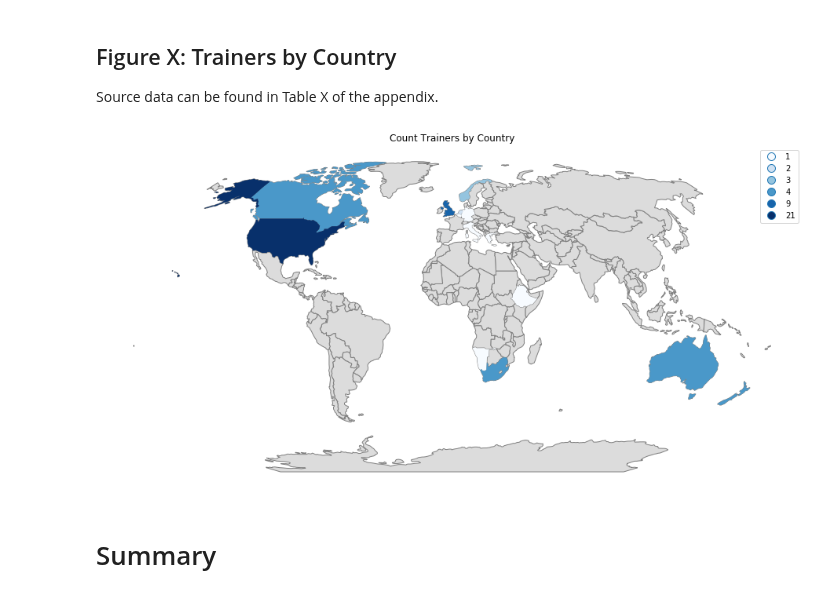
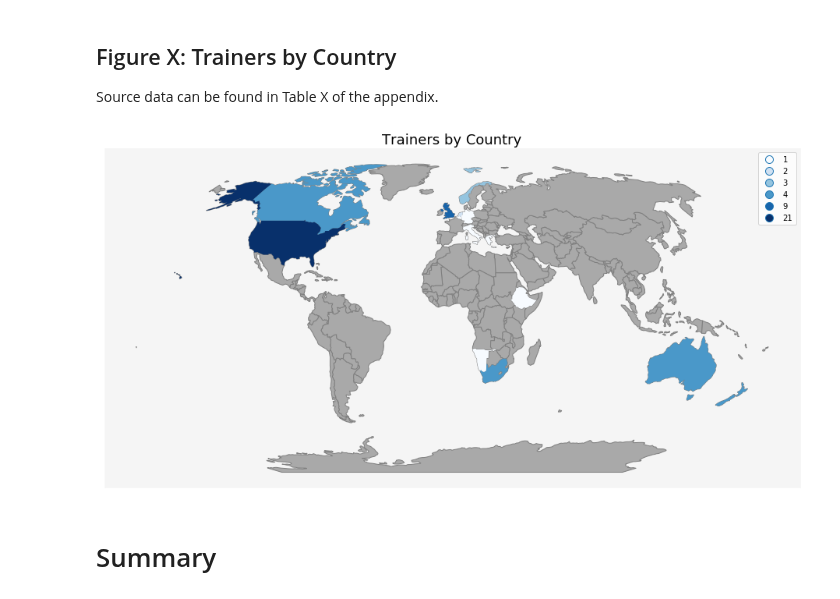
Before and after one commit to carpentries/assessment, a Jupyter notebook: programmatic-assessment/workshops/jupyter_notebooks/programmatic_report_20180930_SECOND_DRAFT.ipynb, the cells around one changed output. Saved outputs shown, nothing was run; the diff lists cells and outputs as text; code cells hidden in the pictures.

```diff
--- a/programmatic-assessment/workshops/jupyter_notebooks/programmatic_report_20180930_SECOND_DRAFT.ipynb
+++ b/programmatic-assessment/workshops/jupyter_notebooks/programmatic_report_20180930_SECOND_DRAFT.ipynb
@@ -1363,39 +1453,47 @@ trainers_map = world.merge(trainers_by_country, left_on='iso_a3', right_on='coun
 trainers_map.fillna(0, inplace=True)
 
 # Drop the zero values so they are not in the legend or color scale
 trainers_map = trainers_map[(trainers_map['count'] != 0)]
 
 # Years as ints, not floats
 trainers_map['count'] = trainers_map['count'].astype(int)
 
 # Drop the zero values so they are not in the legend or color scale
 # first_wkshp_map = first_wkshp_map[(first_wkshp_map.year != 0)]
 
 # #  Create map canvas
 fig, ax = plt.subplots(figsize=(16,8))
+# ax.axis('off')
 
-ax.patch.set_facecolor('black')
+# facecolor will not work if ax.axis is off
+ax.patch.set_facecolor('whitesmoke')
 
 
-title = "Count Trainers by Country"
+title = "Trainers by Country"
 ax.set_title(title)
 ax.get_figure().suptitle("")
-ax.axis('off')
+ax.title.set_size(18)
 
 
 # # # Plot basemap all in gray
-world.plot(ax=ax, color='#DCDCDC', edgecolor='gray')
+world.plot(ax=ax, color='darkgrey', edgecolor='gray')
 trainers_map.plot(ax=ax, column='count', categorical=True, cmap="Blues", legend=True,)
 
 # # Drop x & y axis ticks
 plt.xticks([], [])
 plt.yticks([], [])
 
-# # # Overlay plot of countries in color scale
+
+# Make the axes invisible by making them the same color as the background
+ax.spines['bottom'].set_color('whitesmoke')
+ax.spines['top'].set_color('whitesmoke')
+ax.spines['right'].set_color('whitesmoke')
+ax.spines['left'].set_color('whitesmoke')
+
 
 plt.show()
 # %% [output]
-[figure, old version]
+[figure, new version]
 # %%
 # # json of world countries downloaded from folium
 # world_countries_json = '../data_files/world-countries.json'
```
Also changed, not shown: parts of 15 cells of this notebook.
